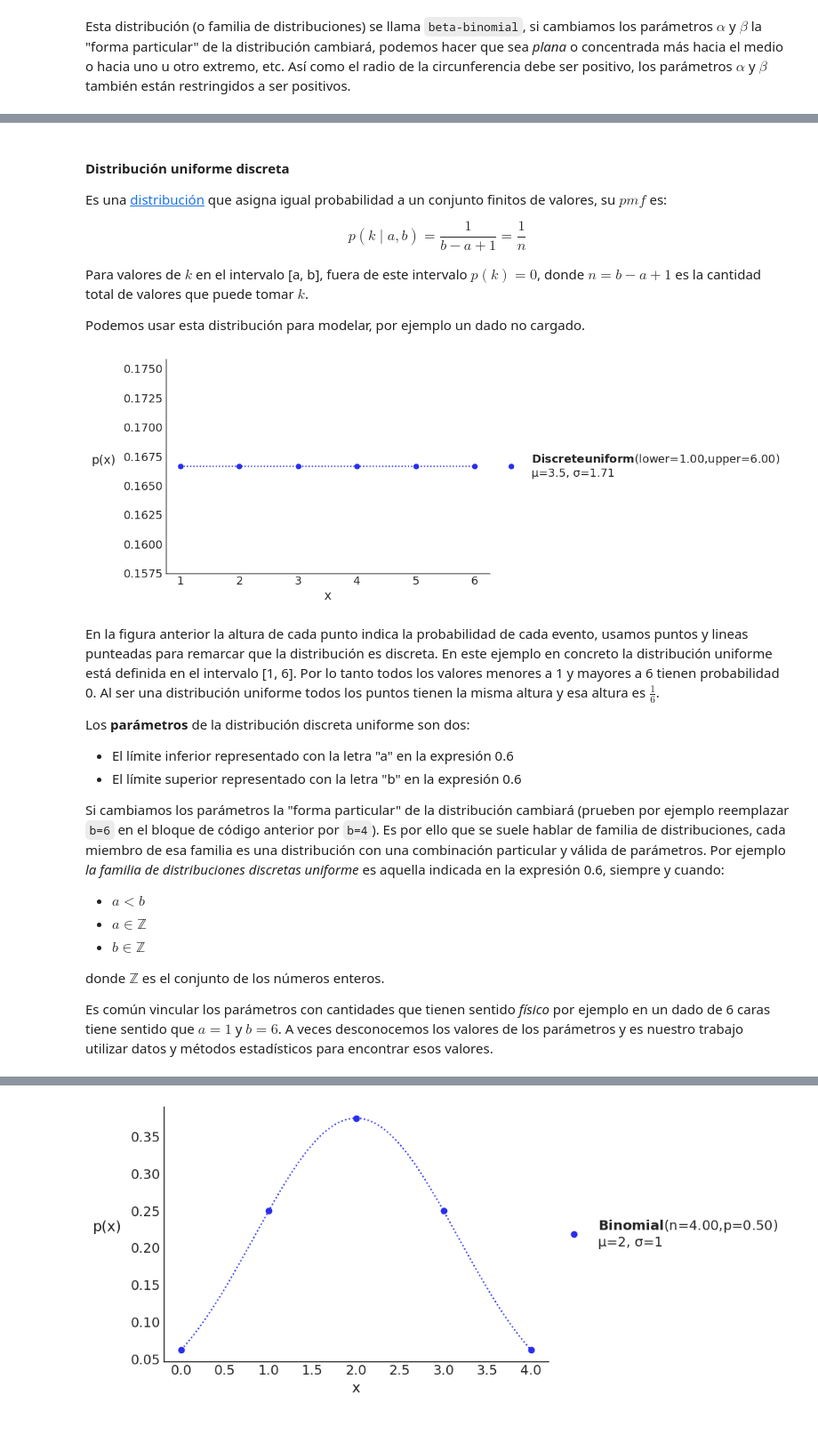
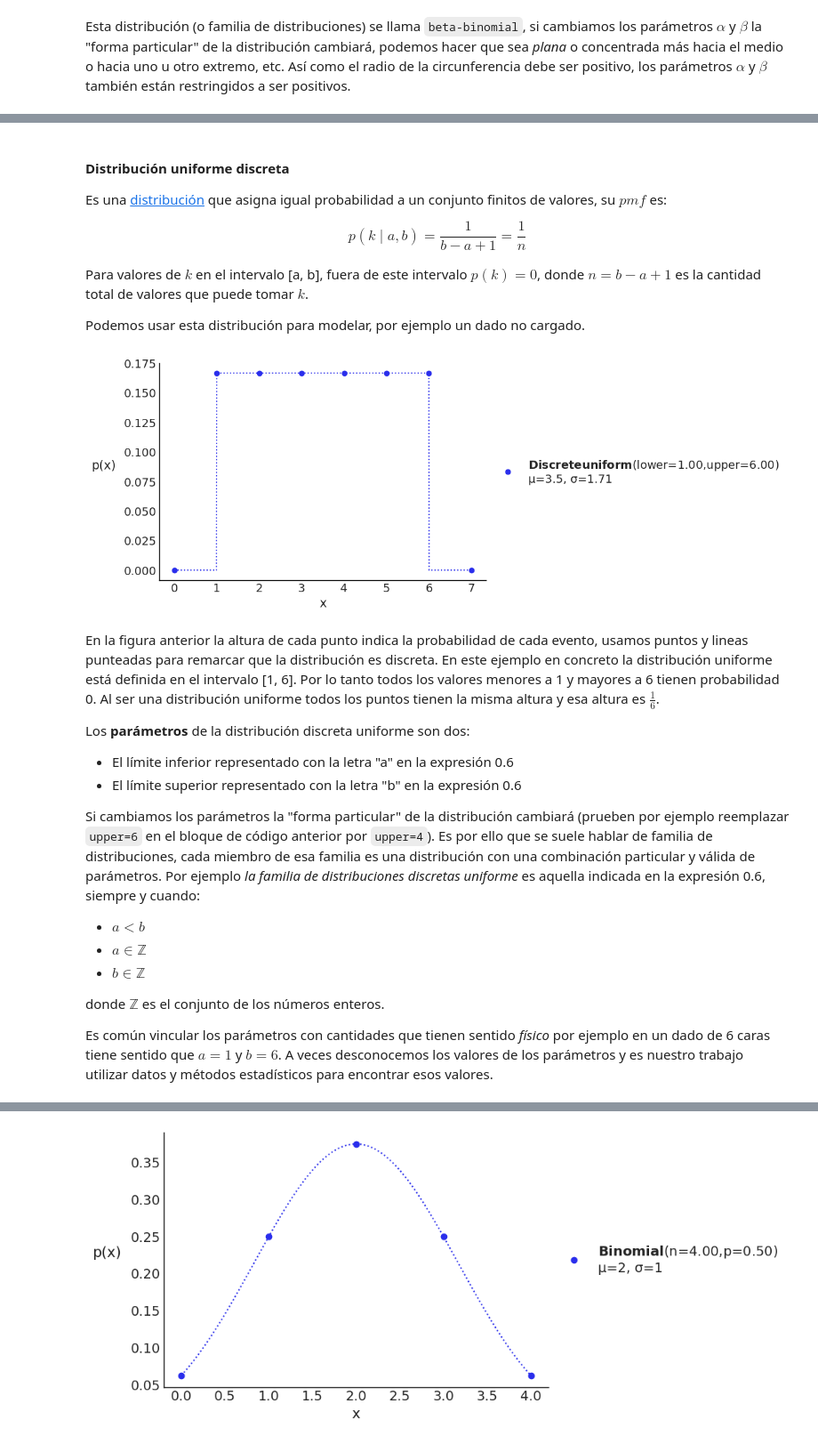
Before and after one commit to Grupo-de-modelado-probabilista/modelado_bayesiano, a Jupyter notebook: 00_Probabilidad.ipynb, the cells around one changed output, grey strips where cells are left out. Shown at 89% size. Saved outputs shown, nothing was run; the diff lists cells and outputs as text; code cells hidden in the pictures.

```diff
--- a/00_Probabilidad.ipynb
+++ b/00_Probabilidad.ipynb
@@ -214,18 +217,18 @@ En las siguientes gráficas las _alturas_ de los puntos azules indican la probab
 
 Es una [distribución](https://en.wikipedia.org/wiki/Discrete_uniform_distribution) que asigna igual probabilidad a un conjunto finitos de valores, su $pmf$ es:
 
-$$p(k \mid a, b)={\frac {1}{b - a + 1}} = \frac{1}{n}\tag {0.6}$$
+$$p(k \mid a, b)={\frac {1}{b - a + 1}} = \frac{1}{n}\tag {0.3}$$
 
 Para valores de $k$ en el intervalo [a, b], fuera de este intervalo $p(k) = 0$, donde $n=b-a+1$ es la cantidad total de valores que puede tomar $k$.
 
 Podemos usar esta distribución para modelar, por ejemplo un dado no cargado.
 # %%
 dist = pz.DiscreteUniform(lower=1, upper=6)
-ax = dist.plot_pdf(moments="md")
+ax = dist.plot_pdf(moments="md", support=(0, 7))
 ax.set_xlabel('x')
 ax.set_ylabel('p(x)', rotation=0, labelpad=25);
 # %% [output]
-[figure, old version]
+[figure, new version]
 # %% [markdown]
 En la figura anterior la altura de cada punto indica la probabilidad de cada evento, usamos puntos y lineas punteadas para remarcar que la distribución es discreta. En este ejemplo en concreto la distribución uniforme está definida en el intervalo [1, 6]. Por lo tanto todos los valores menores a 1 y mayores a 6 tienen probabilidad 0. Al ser una distribución uniforme todos los puntos tienen la misma altura y esa altura es $\frac{1}{6}$.
 
@@ -233,7 +236,7 @@ Los **parámetros** de la distribución discreta uniforme son dos:
 * El límite inferior representado con la letra "a" en la expresión 0.6
 * El límite superior representado con la letra "b" en la expresión 0.6
 
-Si cambiamos los parámetros la "forma particular" de la distribución cambiará (prueben por ejemplo reemplazar `b=6` en el bloque de código anterior por `b=4`). Es por ello que se suele hablar de familia de distribuciones, cada miembro de esa familia es una distribución con una combinación particular y válida de parámetros. Por ejemplo _la familia de distribuciones discretas uniforme_ es aquella indicada en la expresión 0.6, siempre y cuando:
+Si cambiamos los parámetros la "forma particular" de la distribución cambiará (prueben por ejemplo reemplazar `upper=6` en el bloque de código anterior por `upper=4`). Es por ello que se suele hablar de familia de distribuciones, cada miembro de esa familia es una distribución con una combinación particular y válida de parámetros. Por ejemplo _la familia de distribuciones discretas uniforme_ es aquella indicada en la expresión 0.6, siempre y cuando:
 * $a < b$
 * $a \in \mathbb {Z}$
 * $b \in  \mathbb {Z}$
```
Also changed, not shown: parts of 32 cells of this notebook.
